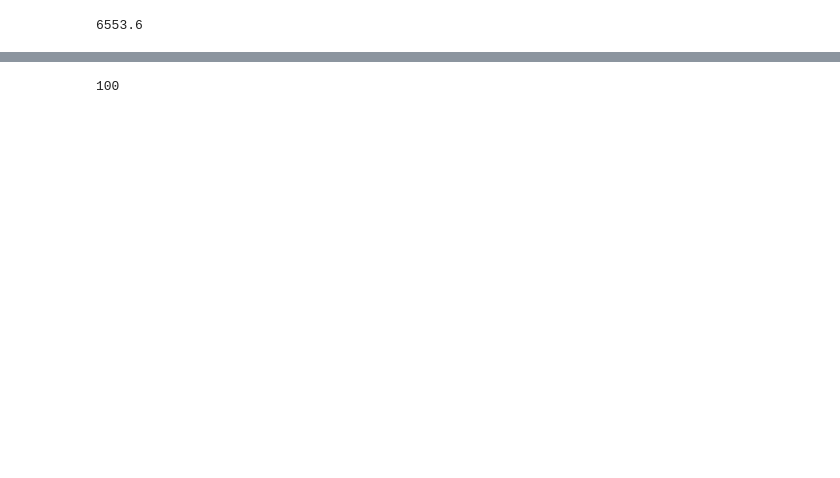
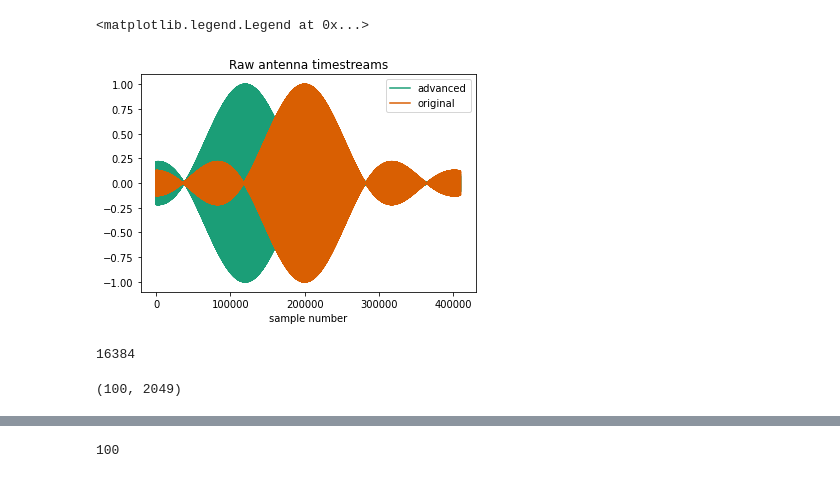
Before and after one commit to mohanagr/braindump, a Jupyter notebook: Forward and backward problem.ipynb, the cells around one changed output, grey strips where cells are left out. Drawn from its saved outputs; the diff is of its cells as text; code cells hidden in the pictures; blank space fills up the shorter version.

```diff
--- a/Forward and backward problem.ipynb
+++ b/Forward and backward problem.ipynb
@@ -6,3 +9,5 @@ from scipy.interpolate import CubicSpline
+# %%
+plt.rc('axes', prop_cycle=(cycler('color', palettable.colorbrewer.qualitative.Dark2_8.mpl_colors)))
 # %%
 def mycorr(a,b):
     myxcorr=np.zeros(len(a),dtype=a.dtype)
@@ -13,23 +18,19 @@ def mycorr(a,b):
             s+=a[j]*np.conj(b[j-i])
         myxcorr[i]=s
     return myxcorr
-# %%
-4096*1.6
-# %% [output]
-6553.6
 # %%
 N=4096
 bigN=4096*100
 np.random.seed(42)
 n=np.arange(0,bigN)
-k1=1835.2
+k1=1835.1
 k2=1845.1
-delay=-6560
+delay=-80000.5
 # print(delay%(2*np.pi))
 d=200000
-dk = 0.02 # BW of 6 kHz
-y=np.sinc(dk*(n-d)/N)*np.cos(2*np.pi*k1*(n-d)/N)+np.sinc(dk*(n-d)/N)*np.cos(2*np.pi*k2*(n-d)/N)+0.2*np.random.randn(len(n))
-y2=np.sinc(dk*(n-delay-d)/N)*np.cos(2*np.pi*k1*(n-delay-d)/N)+np.sinc(dk*(n-delay-d)/N)*np.cos(2*np.pi*k2*(n-delay-d)/N)+0.2*np.random.randn(len(n))
+dk = 0.05 # BW of 6 kHz
+y=np.sinc(dk*(n-d)/N)*np.cos(2*np.pi*k1*(n-d)/N)#+np.sinc(dk*(n-d)/N)*np.cos(2*np.pi*k2*(n-d)/N)#+0.2*np.random.randn(len(n))
+y2=np.sinc(dk*(n-delay-d)/N)*np.cos(2*np.pi*k1*(n-delay-d)/N)#+np.sinc(dk*(n-delay-d)/N)*np.cos(2*np.pi*k2*(n-delay-d)/N)#+0.2*np.random.randn(len(n))
 
 
 # z=np.zeros(2*N,dtype=y.dtype)
@@ -45,9 +46,18 @@ y2=np.sinc(dk*(n-delay-d)/N)*np.cos(2*np.pi*k1*(n-delay-d)/N)+np.sinc(dk*(n-dela
 # ft1=np.fft.fft(y)
 # ft3=np.fft.fft(y2)
 # %%
-plt.plot(y2.real,label='y2')
-plt.plot(y,label='y')# plt.xlim(0,200)
+plt.plot(y2.real,label='advanced')
+plt.title('Raw antenna timestreams')
+plt.plot(y,label='original')# plt.xlim(0,200)
+plt.xlabel('sample number')
 plt.legend()
+# %% [output]
+<matplotlib.legend.Legend at 0x...>
+[figure, added]
+# %%
+4096*4
+# %% [output]
+16384
 # %%
 yy=y.reshape(-1,4096)
 yy2=y2.reshape(-1,4096)
@@ -58,3 +68,7 @@ f2=np.fft.rfft(yy2,axis=1)
+# %%
+f1.shape
+# %% [output]
+(100, 2049)
 # %%
 xcorrtemp=f1*np.conj(f2)
 # %%
```
Also changed, not shown: parts of 25 cells of this notebook, 1 other file.
